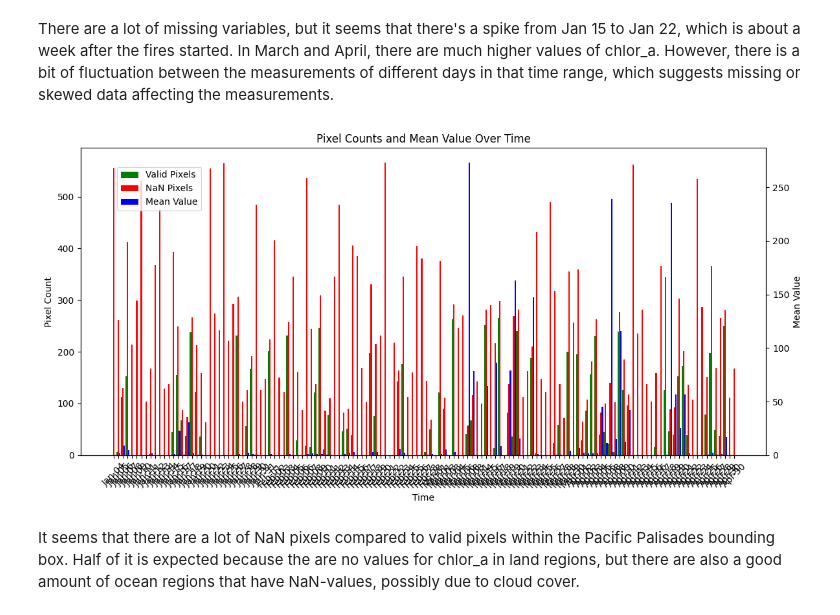
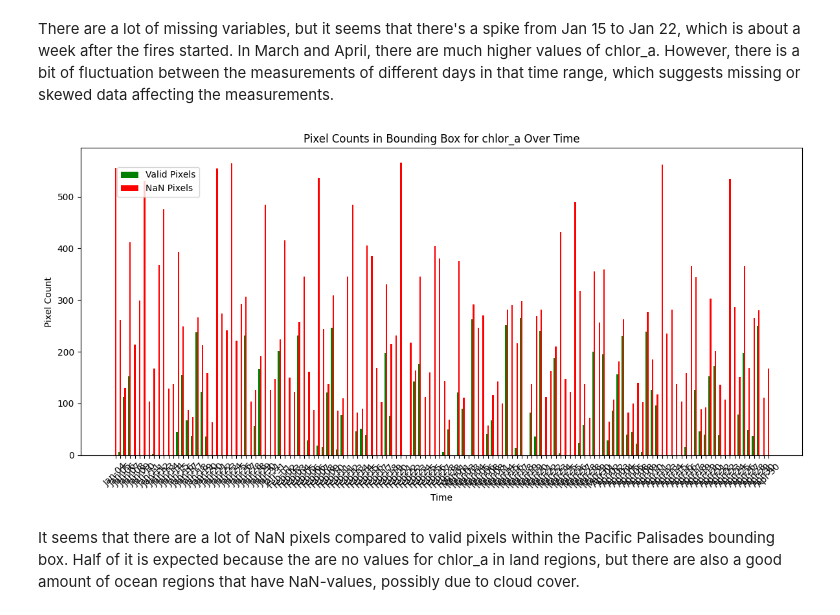
Before and after one commit to katelyn-wang/pace-wildfires, a Jupyter notebook: notebooks/la_fires_analysis.ipynb, the cells around one changed output. Cells and saved outputs as stored; diff of their text form; code cells hidden in the pictures.

```diff
--- a/notebooks/la_fires_analysis.ipynb
+++ b/notebooks/la_fires_analysis.ipynb
@@ -240,29 +241,24 @@ There are a lot of missing variables, but it seems that there's a spike from Jan
 # %%
 # Set figure and width of bars
 fig, ax1 = plt.subplots(figsize=(12, 6))
 bar_width = 0.3
 x = np.arange(len(df))
 
 # Plot valid and nan pixels
 ax1.bar(x - bar_width, df['valid_pixels'], width=bar_width, label='Valid Pixels', color='green')
 ax1.bar(x, df['nan_pixels'], width=bar_width, label='NaN Pixels', color='red')
 ax1.set_ylabel('Pixel Count')
 ax1.set_xlabel('Time')
 ax1.set_xticks(x)
 ax1.set_xticklabels(df['time'].dt.strftime('%b-%d'), rotation=45)
 
-# Plot mean value on secondary y-axis
-ax2 = ax1.twinx()
-ax2.bar(x + bar_width, df['mean_value'], width=bar_width, label='Mean Value', color='blue')
-ax2.set_ylabel('Mean Value')
-
 # Legends and layout
 fig.legend(loc='upper left', bbox_to_anchor=(0.1, 0.9))
-plt.title('Pixel Counts and Mean Value Over Time')
+plt.title('Pixel Counts in Bounding Box for chlor_a Over Time')
 plt.tight_layout()
 plt.show()
 # %% [output]
-[figure, old version]
+[figure, new version]
 # %% [markdown]
 It seems that there are a lot of NaN pixels compared to valid pixels within the Pacific Palisades bounding box. Half of it is expected because the are no values for chlor_a in land regions, but there are also a good amount of ocean regions that have NaN-values, possibly due to cloud cover.
 # %%
```
Also changed, not shown: parts of 10 cells of this notebook, 1 other file.
